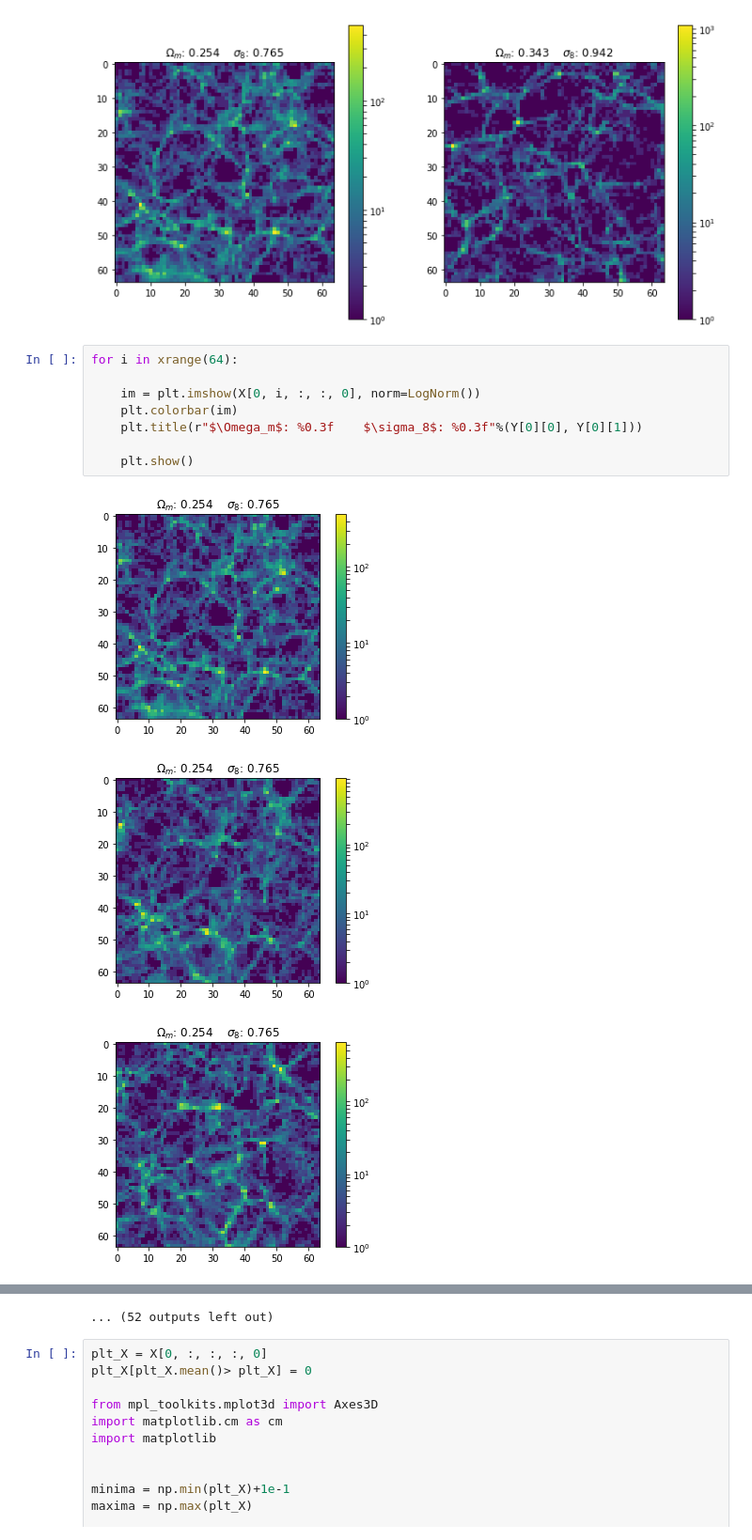
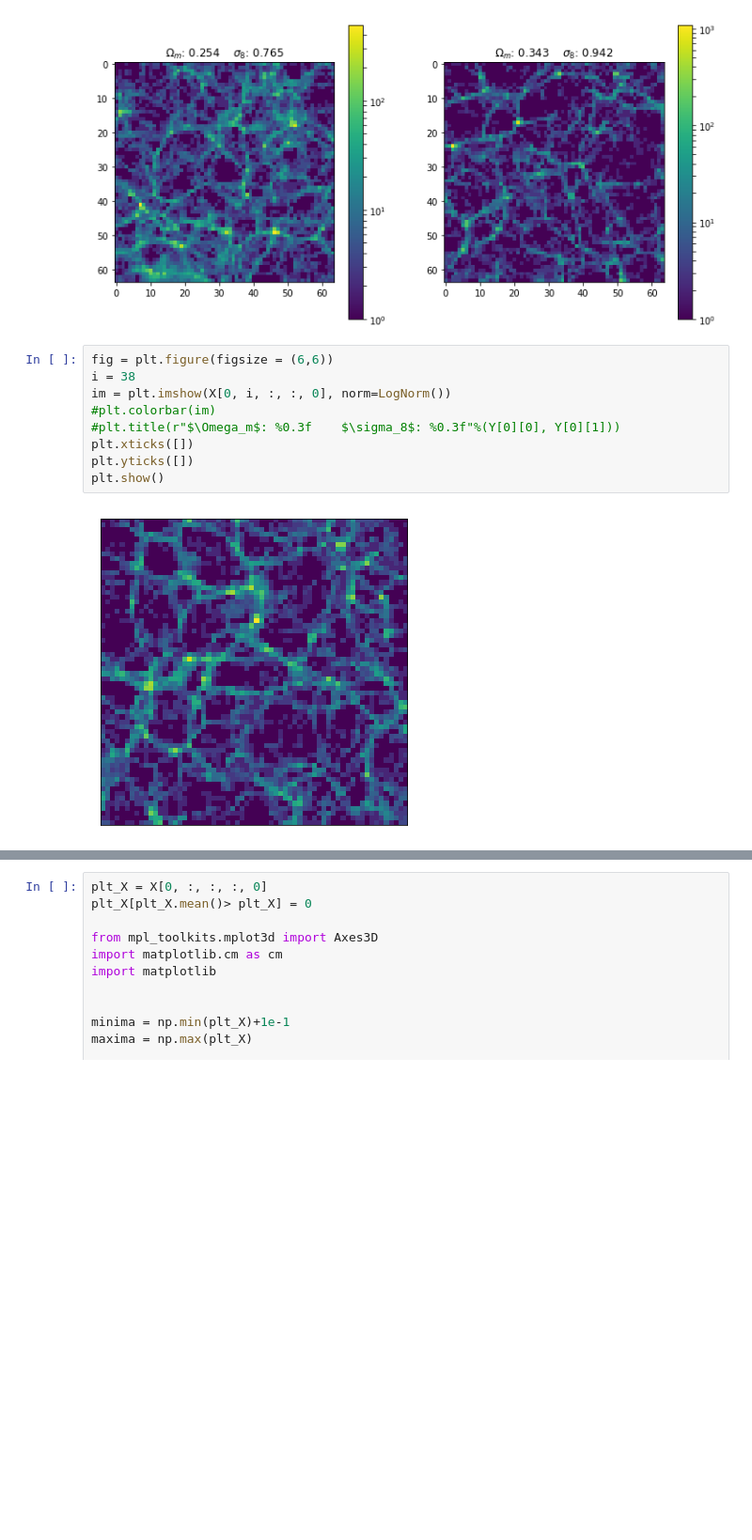
Before and after one commit to mclaughlin6464/uatu, a Jupyter notebook: notebooks/Data Visualization.ipynb, the cells around one changed output, grey strips where cells are left out. Shown at 94% size. Cells and saved outputs as stored; diff of their text form; blank space fills up the shorter version.

```diff
--- a/notebooks/Data Visualization.ipynb
+++ b/notebooks/Data Visualization.ipynb
@@ -47,14 +47,13 @@ plt.show()
 # %% [output]
 [figure]
 # %%
-for i in xrange(64):
-
-    im = plt.imshow(X[0, i, :, :, 0], norm=LogNorm())
-    plt.colorbar(im)
-    plt.title(r"$\Omega_m$: %0.3f    $\sigma_8$: %0.3f"%(Y[0][0], Y[0][1]))
-
-    plt.show()
+fig = plt.figure(figsize = (6,6))
+i = 38
+im = plt.imshow(X[0, i, :, :, 0], norm=LogNorm())
+#plt.colorbar(im)
+#plt.title(r"$\Omega_m$: %0.3f    $\sigma_8$: %0.3f"%(Y[0][0], Y[0][1]))
+plt.xticks([])
+plt.yticks([])
+plt.show()
 # %% [output]
-[figure, old version]
+[figure, new version]
-[figure, removed]
-[figure, removed]
@@ -70,4 +60,3 @@ for i in xrange(64):
-... (52 outputs left out)
 # %%
 plt_X = X[0, :, :, :, 0]
 plt_X[plt_X.mean()> plt_X] = 0
```
Also changed, not shown: parts of 1 cell of this notebook, 3 other files.
